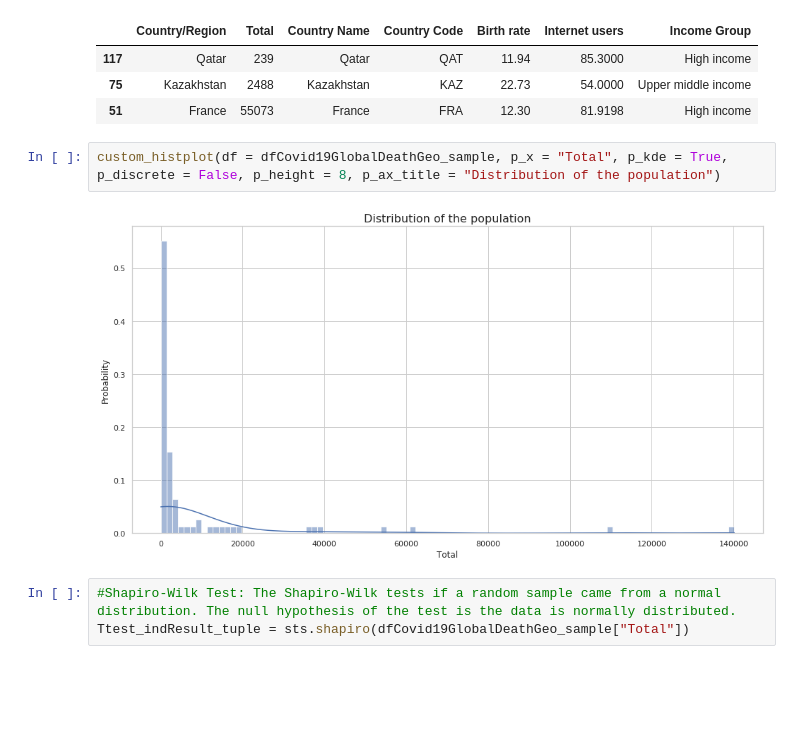
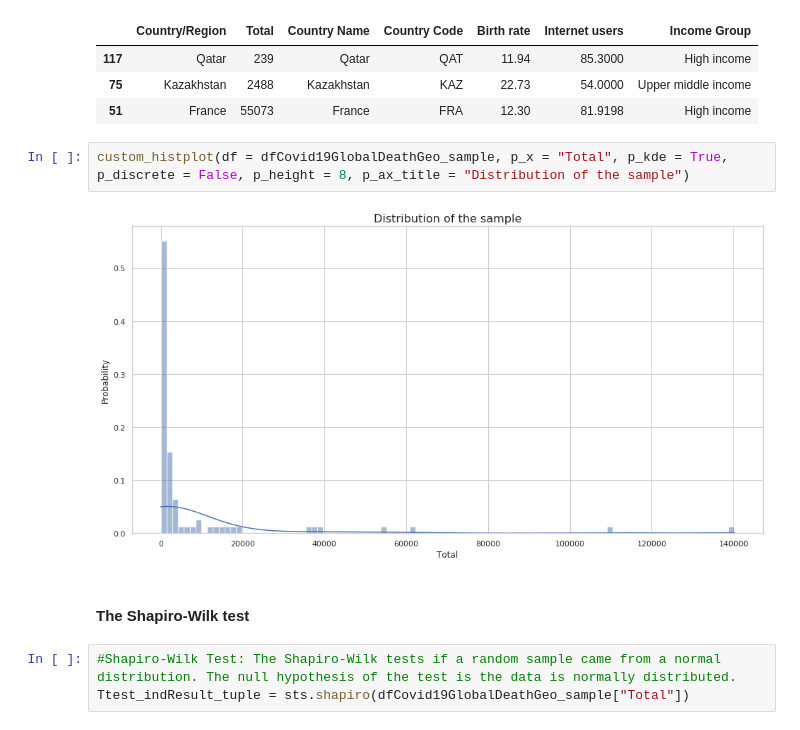
Before and after one commit to lveagithub/barcelonads, a Jupyter notebook: ThirdAssigment/Assignment_III.ipynb, the cells around one changed output. Cells and saved outputs as stored; diff of their text form; blank space fills up the shorter version.

```diff
--- a/ThirdAssigment/Assignment_III.ipynb
+++ b/ThirdAssigment/Assignment_III.ipynb
@@ -464,9 +466,11 @@ dfCovid19GlobalDeathGeo_sample.head(3)
 | 75 | Kazakhstan | 2488 | Kazakhstan | KAZ | 22.73 | 54.0000 | Upper middle income |
 | 51 | France | 55073 | France | FRA | 12.30 | 81.9198 | High income |
 # %%
-custom_histplot(df = dfCovid19GlobalDeathGeo_sample, p_x = "Total", p_kde = True, p_discrete = False, p_height = 8, p_ax_title = "Distribution of the population")
+custom_histplot(df = dfCovid19GlobalDeathGeo_sample, p_x = "Total", p_kde = True, p_discrete = False, p_height = 8, p_ax_title = "Distribution of the sample")
 # %% [output]
-[figure, old version]
+[figure, new version]
+# %% [markdown]
+#### The Shapiro-Wilk test
 # %%
 #Shapiro-Wilk Test: The Shapiro-Wilk tests if a random sample came from a normal distribution. The null hypothesis of the test is the data is normally distributed.
 Ttest_indResult_tuple = sts.shapiro(dfCovid19GlobalDeathGeo_sample["Total"])
```
Also changed, not shown: parts of 25 cells of this notebook.
